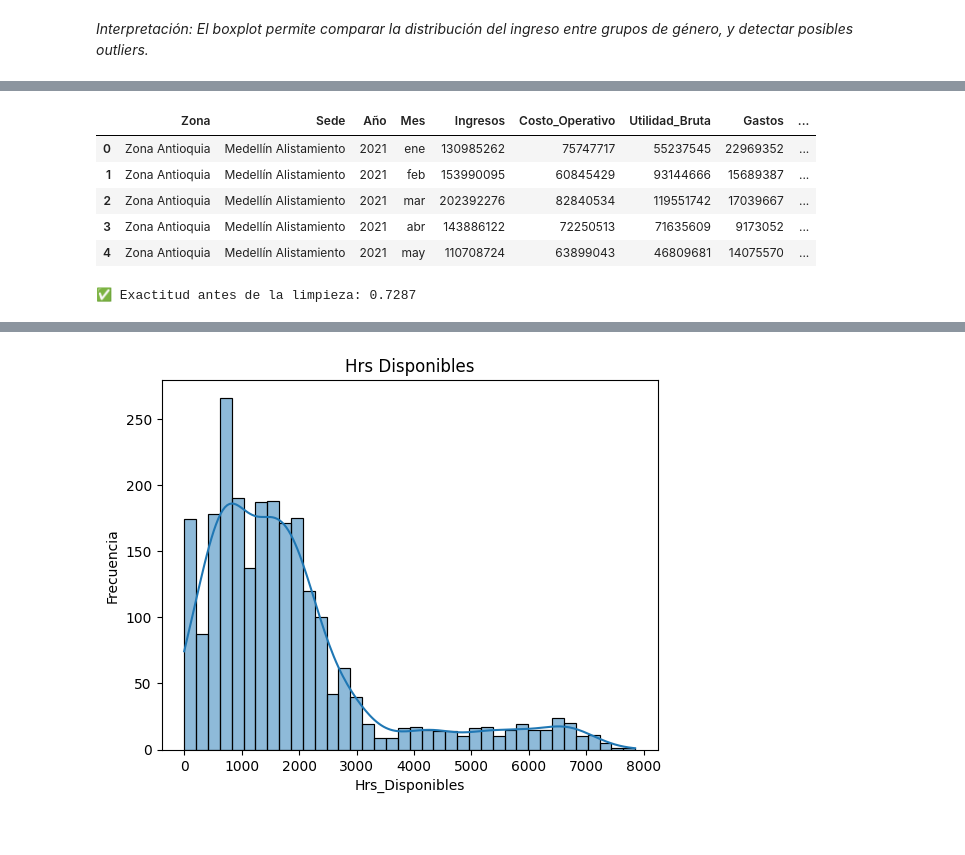
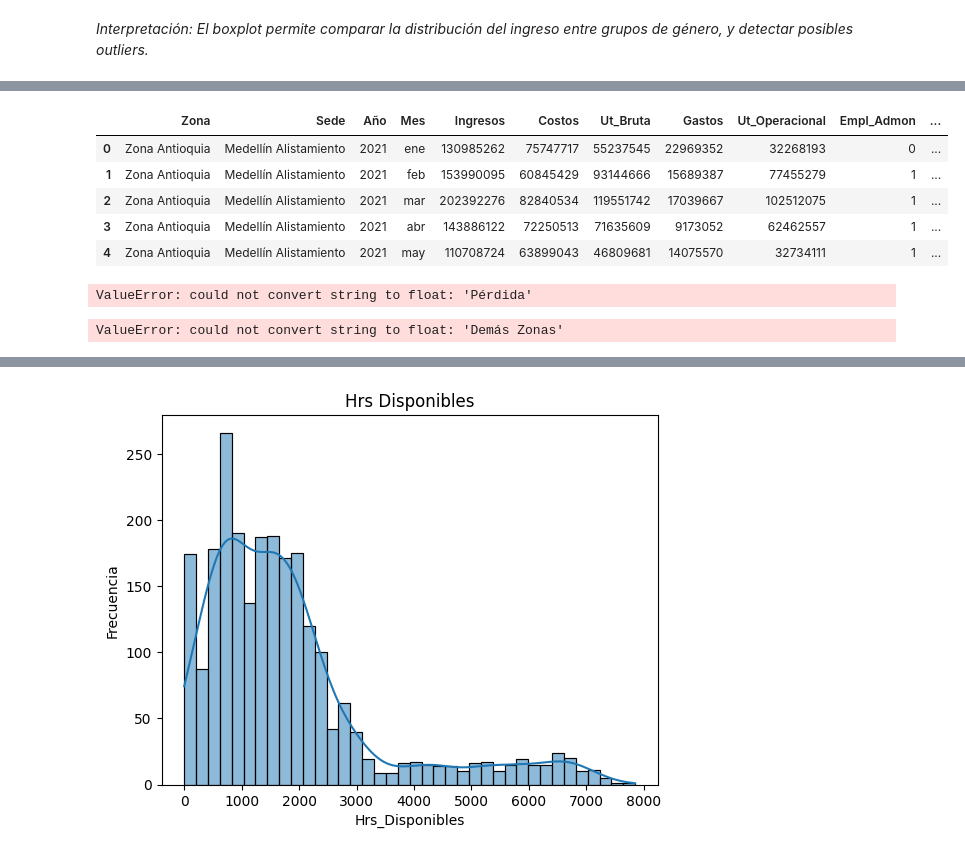
Before and after one commit to Anyeladr/taller, a Jupyter notebook: session-01/notebooks/Sesion 1.ipynb, the cells around one changed output, grey strips where cells are left out. Saved outputs shown, nothing was run; the diff lists cells and outputs as text; code cells hidden in the pictures.

```diff
--- a/session-01/notebooks/Sesion 1.ipynb
+++ b/session-01/notebooks/Sesion 1.ipynb
@@ -129,20 +154,20 @@ Index(['Zona', 'Sede', 'Año', 'Mes', 'Ingresos', 'Costo_Operativo',
       dtype='object')
 # %%
-df_raw["Capacidad Real Hrs"] = (df_raw["Hrs_Disponibles"] > df_raw["Hrs_Reales"]).astype(int)
+df_raw["Capacidad Real Hrs"] = (df_raw["Hrs_Posibles"] > df_raw["Hrs_Reales"]).astype(int)
 df_raw.head()
 # %% [output]
-|  | Zona | Sede | Año | Mes | Ingresos | Costo_Operativo | Utilidad_Bruta | Gastos | ... |
-| 0 | Zona Antioquia | Medellín Alistamiento | 2021 | ene | 130985262 | 75747717 | 55237545 | 22969352 | ... |
-| 1 | Zona Antioquia | Medellín Alistamiento | 2021 | feb | 153990095 | 60845429 | 93144666 | 15689387 | ... |
-| 2 | Zona Antioquia | Medellín Alistamiento | 2021 | mar | 202392276 | 82840534 | 119551742 | 17039667 | ... |
-| 3 | Zona Antioquia | Medellín Alistamiento | 2021 | abr | 143886122 | 72250513 | 71635609 | 9173052 | ... |
-| 4 | Zona Antioquia | Medellín Alistamiento | 2021 | may | 110708724 | 63899043 | 46809681 | 14075570 | ... |
+|  | Zona | Sede | Año | Mes | Ingresos | Costos | Ut_Bruta | Gastos | Ut_Operacional | Empl_Admon | ... |
+| 0 | Zona Antioquia | Medellín Alistamiento | 2021 | ene | 130985262 | 75747717 | 55237545 | 22969352 | 32268193 | 0 | ... |
+| 1 | Zona Antioquia | Medellín Alistamiento | 2021 | feb | 153990095 | 60845429 | 93144666 | 15689387 | 77455279 | 1 | ... |
+| 2 | Zona Antioquia | Medellín Alistamiento | 2021 | mar | 202392276 | 82840534 | 119551742 | 17039667 | 102512075 | 1 | ... |
+| 3 | Zona Antioquia | Medellín Alistamiento | 2021 | abr | 143886122 | 72250513 | 71635609 | 9173052 | 62462557 | 1 | ... |
+| 4 | Zona Antioquia | Medellín Alistamiento | 2021 | may | 110708724 | 63899043 | 46809681 | 14075570 | 32734111 | 1 | ... |
 # %%
 from sklearn.model_selection import train_test_split
 from sklearn.linear_model import LogisticRegression
 from sklearn.metrics import accuracy_score
 
-df_before = df_raw[["Ut_Operacional", "Ingresos"]].dropna()
+df_before = df_raw[["Ut_Operacional", "Ingresos", "Nivel_rentab"]].dropna()
 Xb = df_before
 yb = df_raw.loc[df_before.index, "Capacidad Real Hrs"]
 
@@ -155,7 +180,7 @@ acc_before = accuracy_score(yb_test, yb_pred)
 
 print("✅ Exactitud antes de la limpieza:", round(acc_before, 4))
 # %% [output]
-✅ Exactitud antes de la limpieza: 0.7287
+ValueError: could not convert string to float: 'Pérdida'
 # %%
 from sklearn.impute import SimpleImputer
 from sklearn.preprocessing import MinMaxScaler
@@ -175,3 +203,17 @@ df_clean[['Hrs_Disponibles', 'Ingresos']] = scaler.fit_transform(df_clean[['Hrs_
+# %%
+Xc = df_clean.drop(columns=['Hrs_Posibles', 'Capacidad Real Hrs'])
+yc = df_clean['Capacidad Real Hrs']
+
+Xc_train, Xc_test, yc_train, yc_test = train_test_split(Xc, yc, test_size=0.3, random_state=42)
+
+model_after = LogisticRegression(max_iter=200)
+model_after.fit(Xc_train, yc_train)
+yc_pred = model_after.predict(Xc_test)
+acc_after = accuracy_score(yc_test, yc_pred)
+
+print("✅ Exactitud después de la limpieza:", round(acc_after, 4))
+# %% [output]
+ValueError: could not convert string to float: 'Demás Zonas'
 # %%
 import pandas as pd
 import matplotlib.pyplot as plt
```
Also changed, not shown: parts of 13 cells of this notebook.
